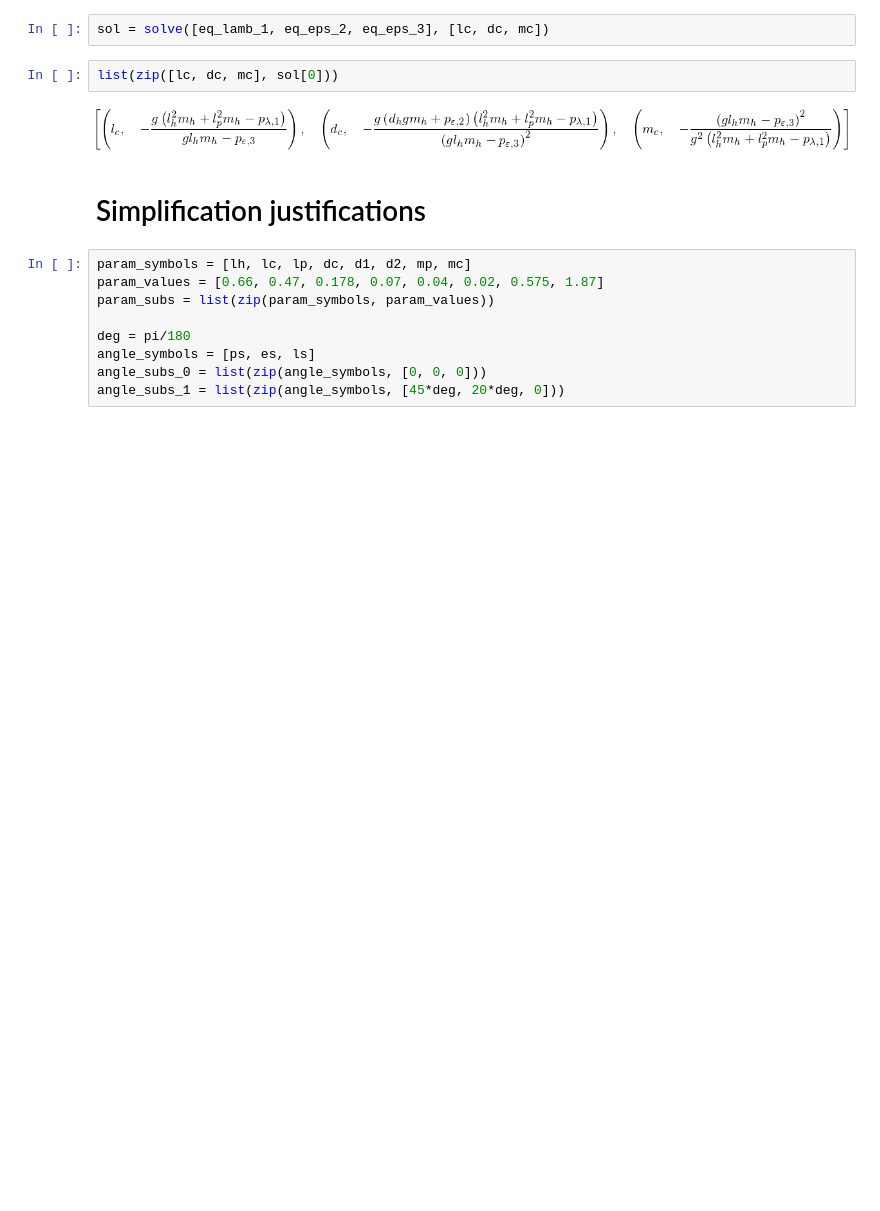
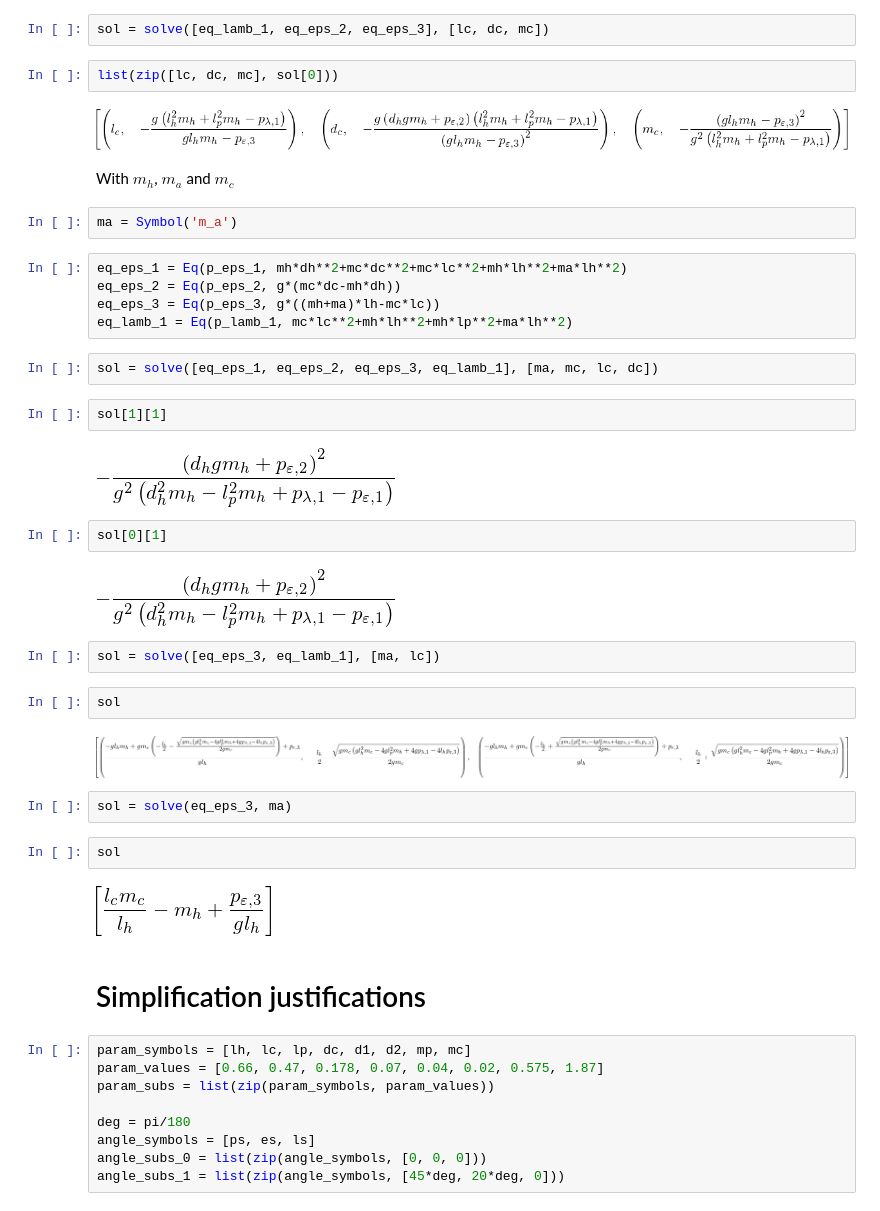
Before and after one commit to Rojetto/helicopter_thesis_code, a Jupyter notebook: scripts/model_derivation.ipynb, the cells around one changed output. Saved outputs shown, nothing was run; the diff lists cells and outputs as text; blank space fills up the shorter version.

```diff
--- a/scripts/model_derivation.ipynb
+++ b/scripts/model_derivation.ipynb
@@ -285,6 +287,37 @@ sol = solve([eq_lamb_1, eq_eps_2, eq_eps_3], [lc, dc, mc])
 list(zip([lc, dc, mc], sol[0]))
 # %% [output]
 [figure]
+# %% [markdown]
+With $m_h$, $m_a$ and $m_c$
+# %%
+ma = Symbol('m_a')
+# %%
+eq_eps_1 = Eq(p_eps_1, mh*dh**2+mc*dc**2+mc*lc**2+mh*lh**2+ma*lh**2)
+eq_eps_2 = Eq(p_eps_2, g*(mc*dc-mh*dh))
+eq_eps_3 = Eq(p_eps_3, g*((mh+ma)*lh-mc*lc))
+eq_lamb_1 = Eq(p_lamb_1, mc*lc**2+mh*lh**2+mh*lp**2+ma*lh**2)
+# %%
+sol = solve([eq_eps_1, eq_eps_2, eq_eps_3, eq_lamb_1], [ma, mc, lc, dc])
+# %%
+sol[1][1]
+# %% [output]
+[figure, added]
+# %%
+sol[0][1]
+# %% [output]
+[figure, added]
+# %%
+sol = solve([eq_eps_3, eq_lamb_1], [ma, lc])
+# %%
+sol
+# %% [output]
+[figure, added]
+# %%
+sol = solve(eq_eps_3, ma)
+# %%
+sol
+# %% [output]
+[figure, added]
 # %% [markdown]
 # Simplification justifications
 # %%
```
Also changed, not shown: parts of 1 cell of this notebook, 2 other files.
